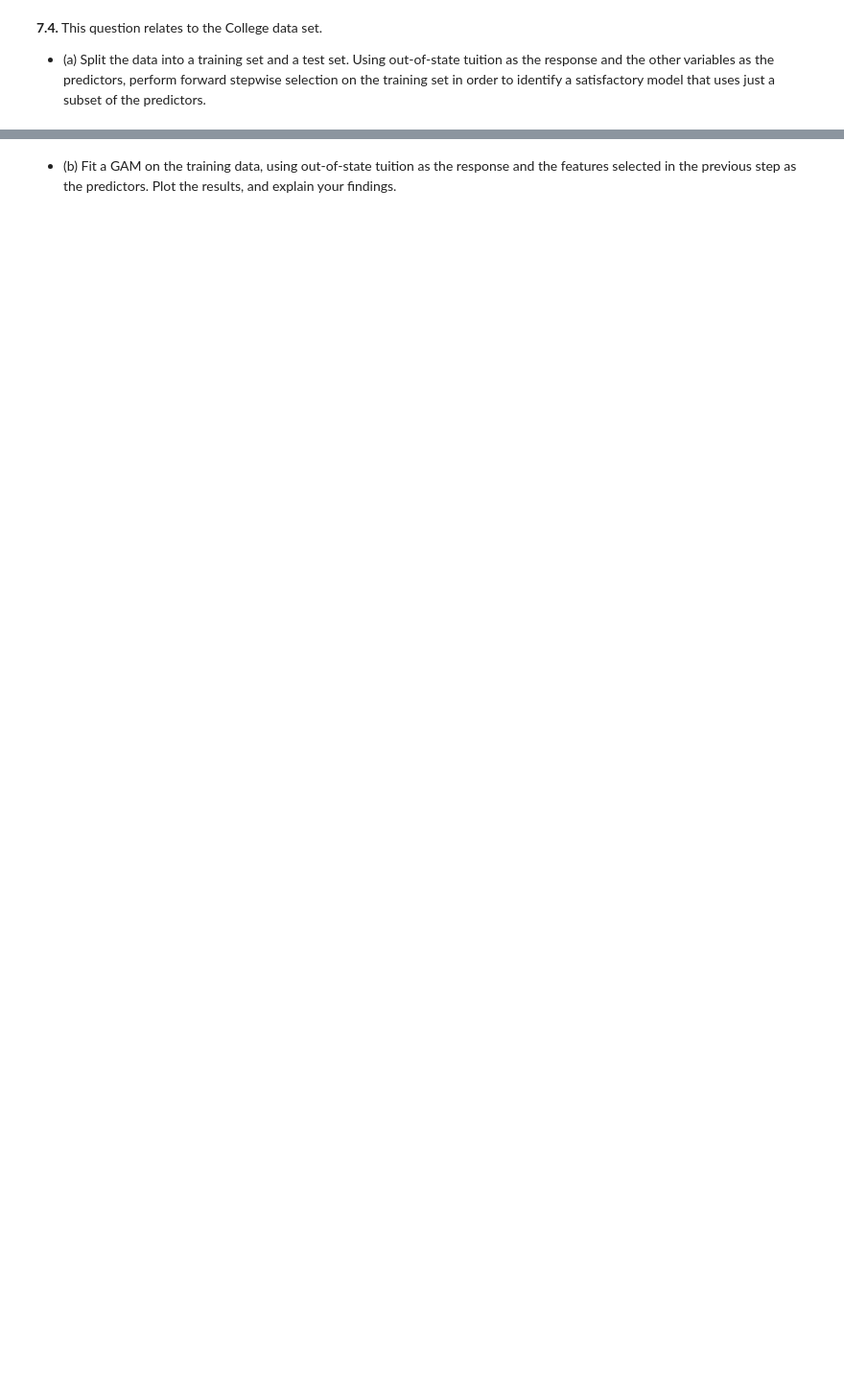
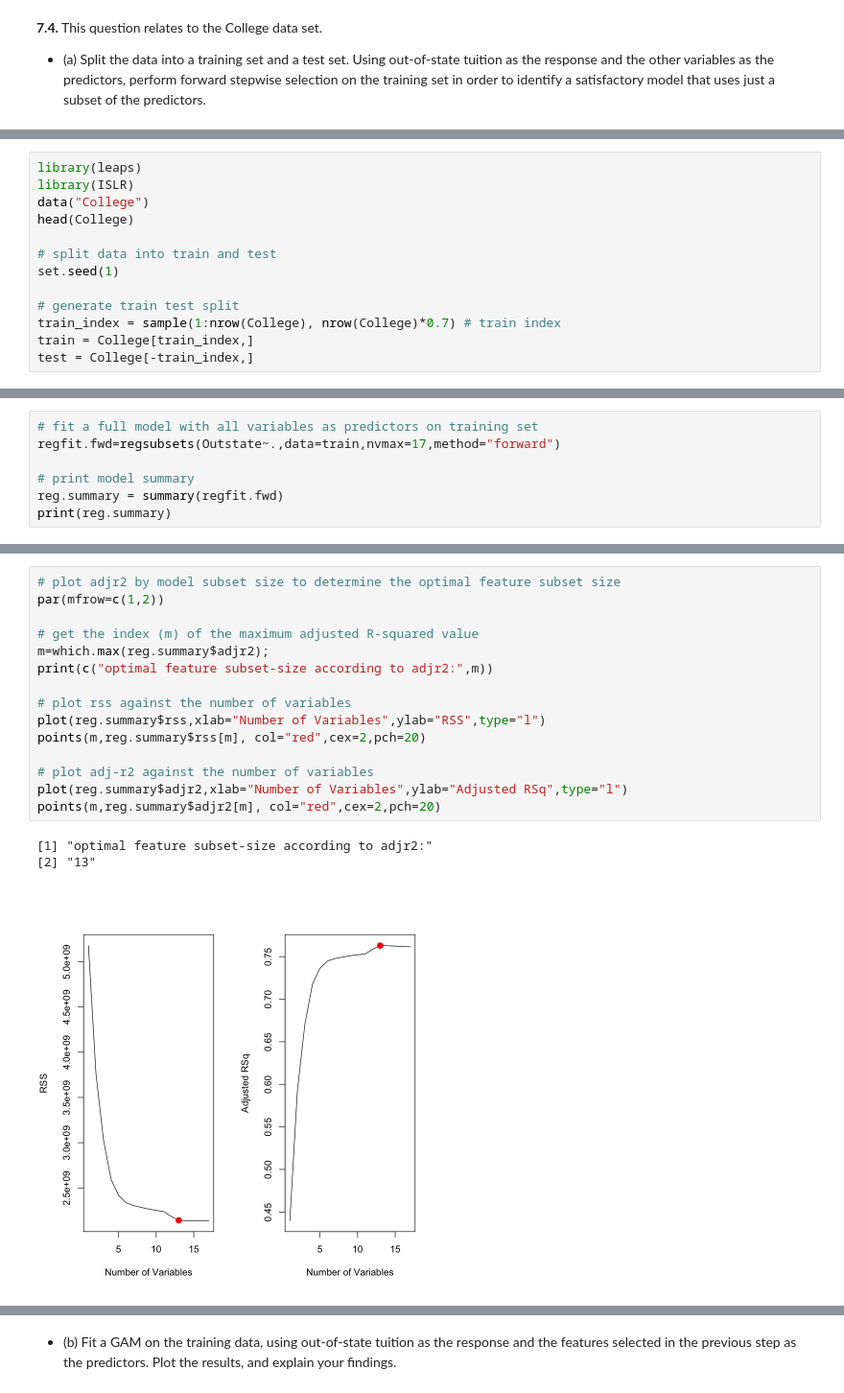
Before and after one commit to mw1296/DSAN5300, a Jupyter notebook: homeworks/HW-3/HW-3.ipynb, the cells around one changed output, grey strips where cells are left out. Shown at 96% size. Cells and saved outputs as stored; diff of their text form; blank space fills up the shorter version.

```diff
--- a/homeworks/HW-3/HW-3.ipynb
+++ b/homeworks/HW-3/HW-3.ipynb
@@ -1418,0 +1421,13 @@ plt.show()
+# %%
+library(leaps)
+library(ISLR)
+data("College")
+head(College)
+
+# split data into train and test
+set.seed(1)
+
+# generate train test split
+train_index = sample(1:nrow(College), nrow(College)*0.7) # train index
+train = College[train_index,]
+test = College[-train_index,]
@@ -1418,0 +1444,7 @@ plt.show()
+# %%
+# fit a full model with all variables as predictors on training set
+regfit.fwd=regsubsets(Outstate~.,data=train,nvmax=17,method="forward")
+
+# print model summary
+reg.summary = summary(regfit.fwd)
+print(reg.summary)
@@ -1418,0 +1469,19 @@ plt.show()
+# %%
+# plot adjr2 by model subset size to determine the optimal feature subset size
+par(mfrow=c(1,2))
+
+# get the index (m) of the maximum adjusted R-squared value
+m=which.max(reg.summary$adjr2);
+print(c("optimal feature subset-size according to adjr2:",m))
+
+# plot rss against the number of variables
+plot(reg.summary$rss,xlab="Number of Variables",ylab="RSS",type="l")
+points(m,reg.summary$rss[m], col="red",cex=2,pch=20)
+
+# plot adj-r2 against the number of variables
+plot(reg.summary$adjr2,xlab="Number of Variables",ylab="Adjusted RSq",type="l")
+points(m,reg.summary$adjr2[m], col="red",cex=2,pch=20)
+# %% [output]
+[1] "optimal feature subset-size according to adjr2:"
+[2] "13"
+[figure, added]
```
Also changed, not shown: parts of 9 cells of this notebook.
